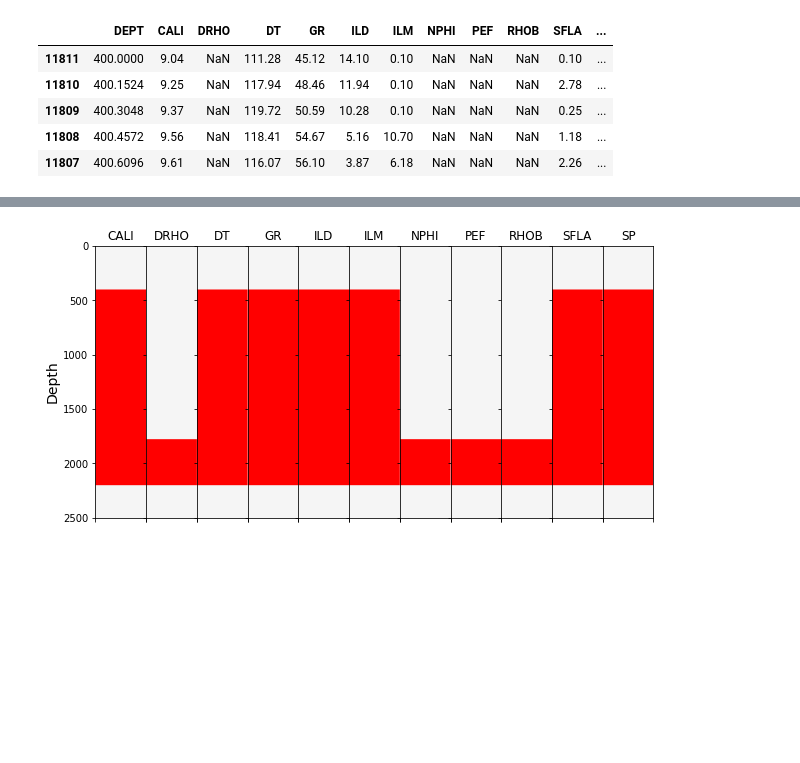
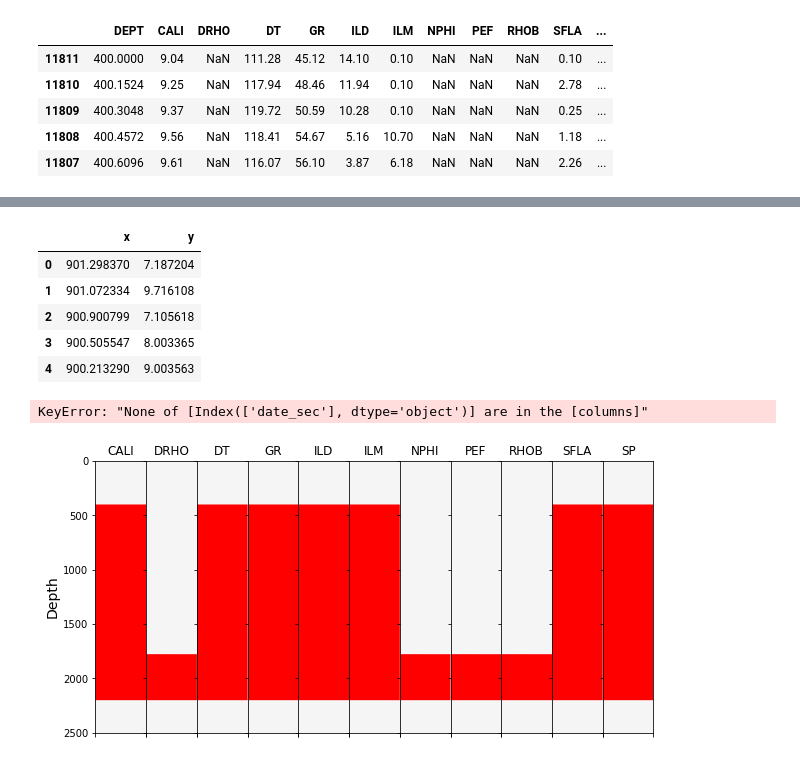
Before and after one commit to Elianagam/Robots, a Jupyter notebook: src/03.ipynb, the cells around one changed output, grey strips where cells are left out. Cells and saved outputs as stored; diff of their text form; code cells hidden in the pictures; blank space fills up the shorter version.

```diff
--- a/src/03.ipynb
+++ b/src/03.ipynb
@@ -34,7 +34,7 @@ from datetime import datetime, timedelta
 # %%
 df["date"] = [date(2023, 1, 1) if x == 400.000 else datetime(2022,12,30,0,0,0) for x in df["DEPT"] ]
 # %%
-df["distance_diff"] = round(df["DEPT"].diff(), 4)
+df["distance_diff"] = round(df["DEPT"].diff(), 3)
 # %%
 df['distance_diff'] = np.where(df['DEPT'] == 400,0, df["distance_diff"] )
 # %%
@@ -51,8 +51,8 @@ last_date = df.iloc[0]["date"]
 new_dates = []
 
 for i, x in df.iterrows():
-    sec = x["distance_diff"]*10000
-    last_date += timedelta(seconds=sec)
+    #sec = x["distance_diff"]*10000
+    last_date += timedelta(days=1)
     new_dates.append(last_date.strftime("%Y-%m-%d %X"))
 # %%
 df["dates_sec"] = new_dates
@@ -100,0 +89,5 @@ well.notnull()
+# %%
+pca = PCA(n_components=2)
+X = df[['DEPT', 'CALI', 'DRHO', 'DT', 'GR', 'ILD', 'ILM', 'NPHI', 'PEF', 'RHOB',
+       'SFLA', 'SP']].fillna(0)
+pca.fit(X)
@@ -100,0 +96,2 @@ well.notnull()
+# %%
+pca_features = pca.fit_transform(X)
@@ -101,3 +108,19 @@ well.notnull()
+# %%
+pca_df = pd.DataFrame(pca_features, columns=["x", "y"])
+pca_df.head()
+# %% [output]
+|  | x | y |
+| 0 | 901.298370 | 7.187204 |
+| 1 | 901.072334 | 9.716108 |
+| 2 | 900.900799 | 7.105618 |
+| 3 | 900.505547 | 8.003365 |
+| 4 | 900.213290 | 9.003563 |
+# %%
+df_final = pd.concat([df[["dates_sec"]], pca_df], axis=1)
+df_final = df_final.set_index("date_sec")
+df_final.head()
+# %% [output]
+KeyError: "None of [Index(['date_sec'], dtype='object')] are in the [columns]"
 # %%
 well_nan = well.notnull() * 1
 # %%
```
Also changed, not shown: parts of 8 cells of this notebook.
